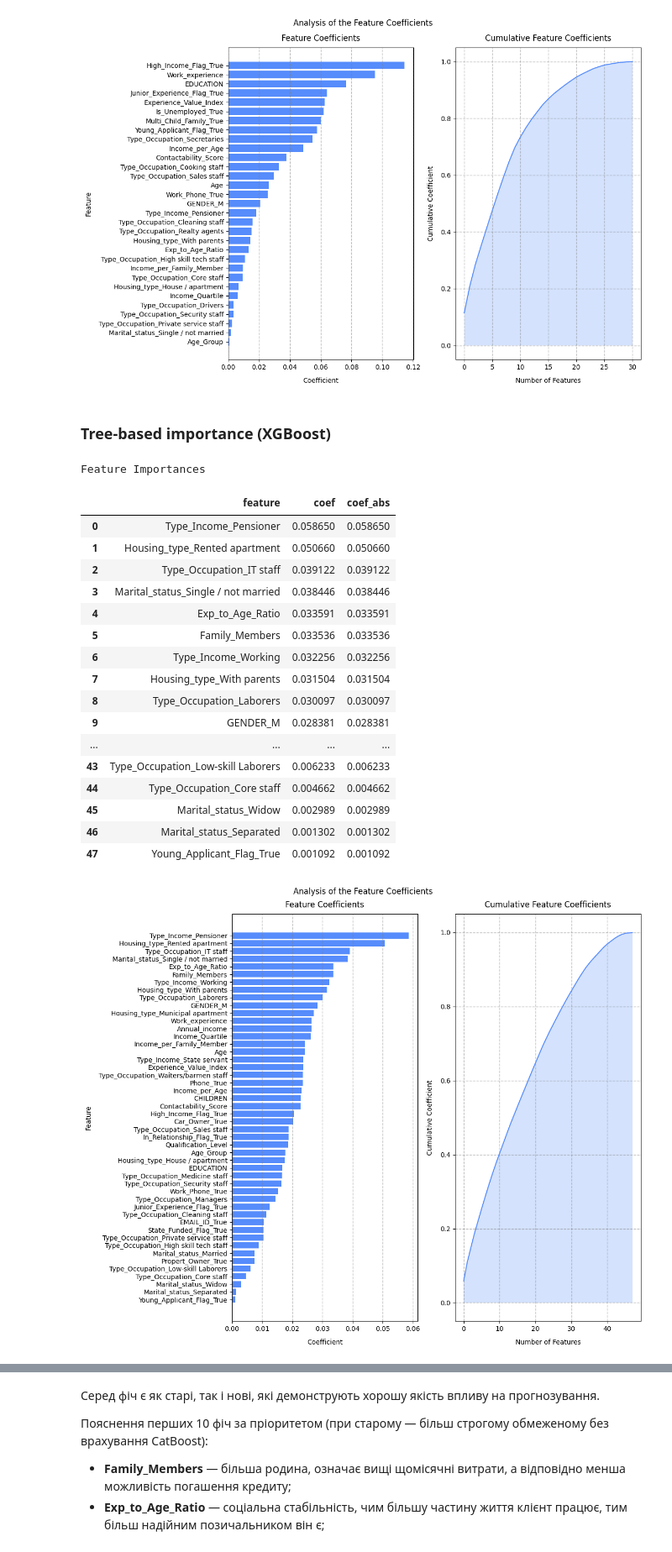
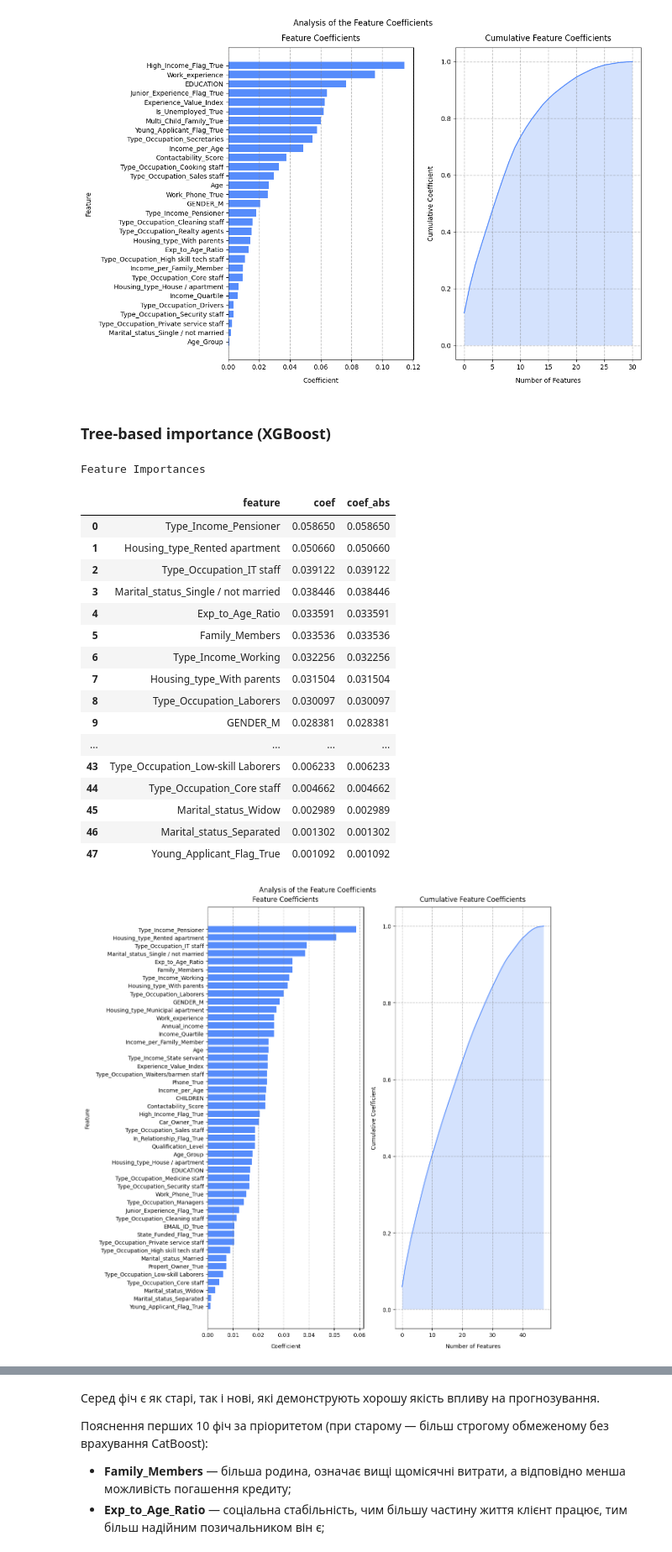
Before and after one commit to BogdanPinchuk/DataScience-PBY_HW20_Course_Project, a Jupyter notebook: Bohdan_Pinchuk_DS_HW20.ipynb, the cells around one changed output, grey strips where cells are left out. Shown at 84% size. Drawn from its saved outputs; the diff is of its cells as text; code cells hidden in the pictures.

```diff
--- a/Bohdan_Pinchuk_DS_HW20.ipynb
+++ b/Bohdan_Pinchuk_DS_HW20.ipynb
@@ -1945,35 +1945,35 @@ else:
     # save model
     joblib.dump(model, model_file_name)
 
 xgb_model = model
 
 xgboost_scores = pd.Series(model.feature_importances_, index=model.feature_names_in_).sort_values(ascending=False)
 xgboost_scores = xgboost_scores.loc[(xgboost_scores > 0).values]  # type: ignore
 
 # Print results
 display(Markdown(f"### Tree-based importance (XGBoost)"))
-mn.analys_feature_coef(xgboost_scores, figsize=(12, 10))
+mn.analys_feature_coef(xgboost_scores, figsize=(12, 12))
 # %% [output]
 ### Tree-based importance (XGBoost)
 Feature Importances
 |  | feature | coef | coef_abs |
 | 0 | Type_Income_Pensioner | 0.058650 | 0.058650 |
 | 1 | Housing_type_Rented apartment | 0.050660 | 0.050660 |
 | 2 | Type_Occupation_IT staff | 0.039122 | 0.039122 |
 | 3 | Marital_status_Single / not married | 0.038446 | 0.038446 |
 | 4 | Exp_to_Age_Ratio | 0.033591 | 0.033591 |
 | 5 | Family_Members | 0.033536 | 0.033536 |
 | 6 | Type_Income_Working | 0.032256 | 0.032256 |
 | 7 | Housing_type_With parents | 0.031504 | 0.031504 |
 | 8 | Type_Occupation_Laborers | 0.030097 | 0.030097 |
 | 9 | GENDER_M | 0.028381 | 0.028381 |
 | ... | ... | ... | ... |
 | 43 | Type_Occupation_Low-skill Laborers | 0.006233 | 0.006233 |
 | 44 | Type_Occupation_Core staff | 0.004662 | 0.004662 |
 | 45 | Marital_status_Widow | 0.002989 | 0.002989 |
 | 46 | Marital_status_Separated | 0.001302 | 0.001302 |
 | 47 | Young_Applicant_Flag_True | 0.001092 | 0.001092 |
-[figure, old version]
+[figure, new version]
 # %%
 # Permutation Importance (XGBoost)
 
```
Also changed, not shown: parts of 1 cell of this notebook.
